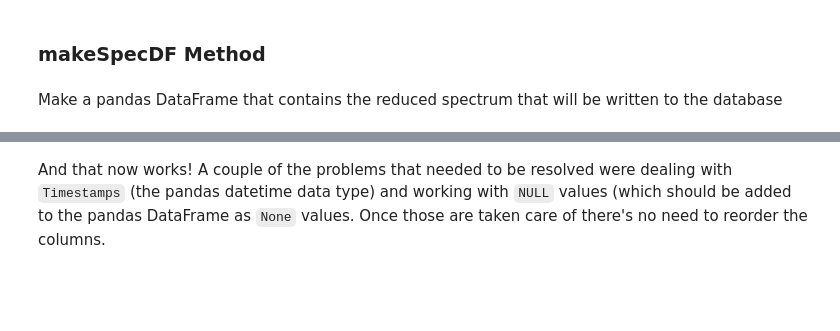
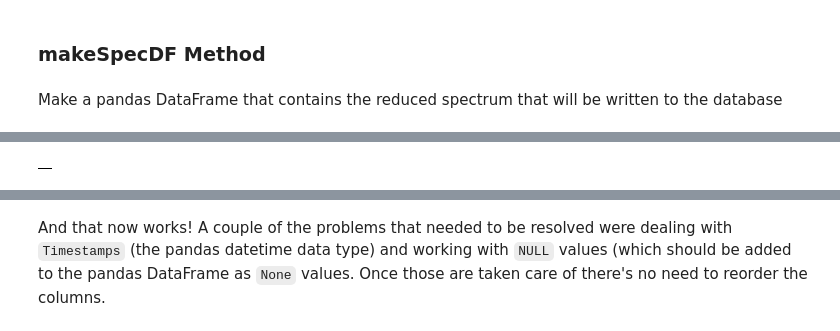
Before and after one commit to mattgiguere/chirondb, a Jupyter notebook: storeSpectrum.ipynb, the cells around one changed output, grey strips where cells are left out. Drawn from its saved outputs; the diff is of its cells as text; code cells hidden in the pictures; blank space fills up the shorter version.

```diff
--- a/storeSpectrum.ipynb
+++ b/storeSpectrum.ipynb
@@ -221,3 +365,9 @@ newspecdf = specObj.makeSpecDF()
+# %%
+newspecdf = pd.DataFrame()
+# %%
+newspecdf
+# %% [output]
+|  |
 # %%
 specObj.specdf
 # %% [output]
```
Also changed, not shown: parts of 16 cells of this notebook.
